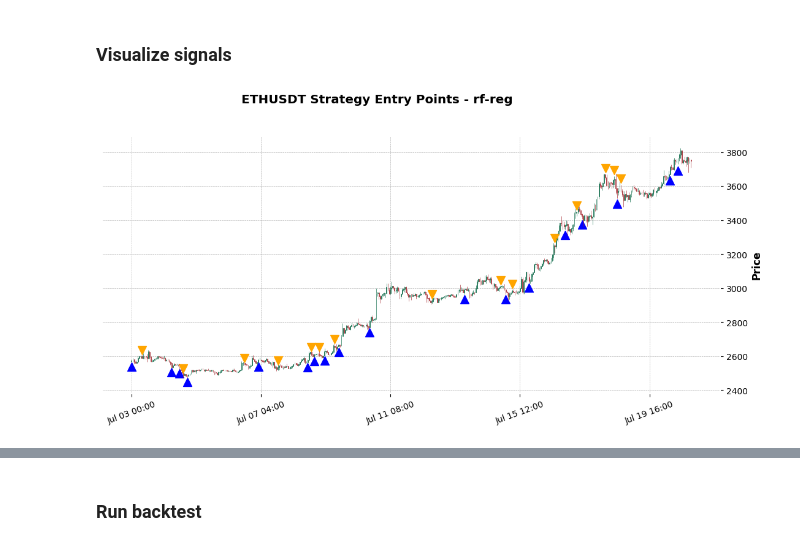
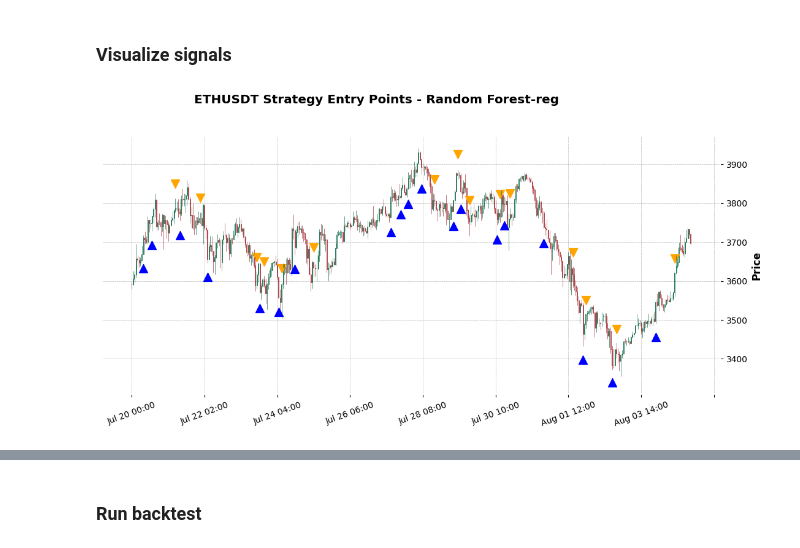
Before and after one commit to lansetaowa/ml-trading-signal, a Jupyter notebook: notebooks/rf-reg_backtest.ipynb, the cells around one changed output, grey strips where cells are left out. Cells and saved outputs as stored; diff of their text form; code cells hidden in the pictures.

```diff
--- a/notebooks/rf-reg_backtest.ipynb
+++ b/notebooks/rf-reg_backtest.ipynb
@@ -48,9 +48,9 @@ df = pd.read_sql_query(
 # %% [markdown]
 ### Visualize signals
 # %%
-start_dt = '2025-07-03 00:00:00'
-end_dt = '2025-07-21 00:00:00'
+start_dt = '2025-07-20 00:00:00'
+end_dt = '2025-08-05 00:00:00'
 
-plot_signals(df=df, start=start_dt, end=end_dt, symbol=symbol, strategy_name='rf-reg')
+plot_signals(df=df, start=start_dt, end=end_dt, symbol=symbol, strategy_name='Random Forest-reg')
 # %% [output]
-[figure, old version]
+[figure, new version]
```
Also changed, not shown: parts of 6 cells of this notebook, 1 other file.
